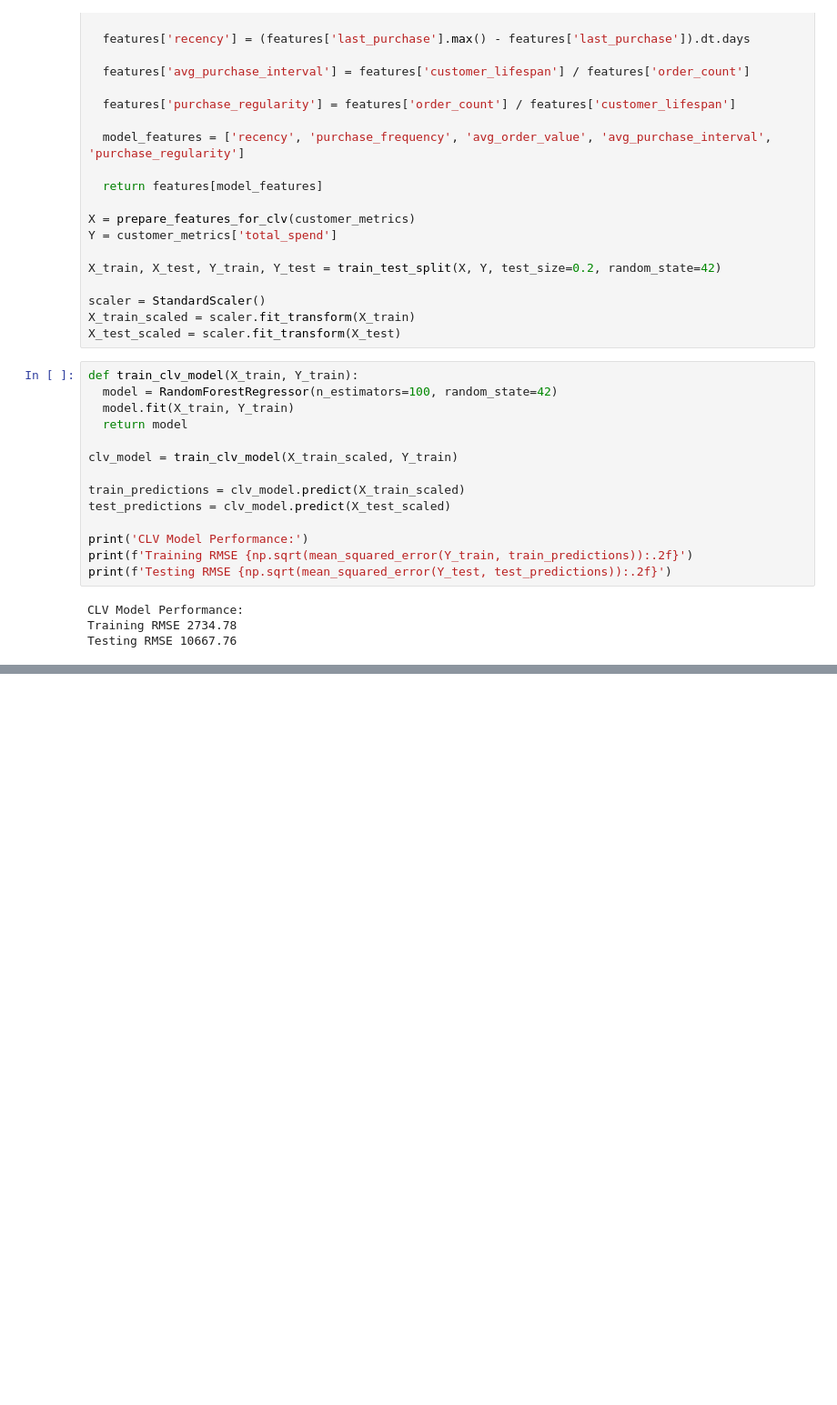
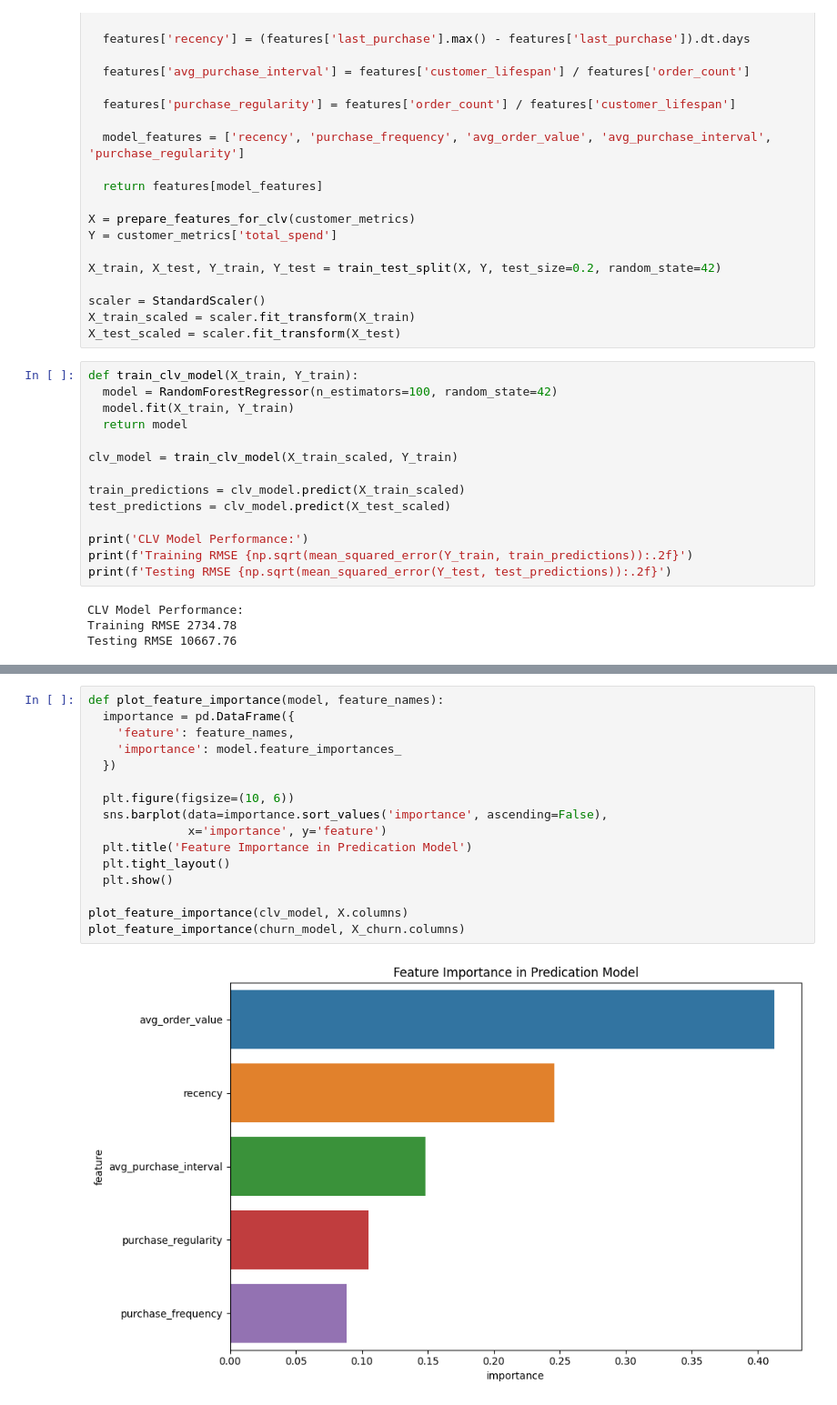
Before and after one commit to YashChowdhary34/multichannel-customer-journey-predictive-analysis, a Jupyter notebook: notebooks/predictive_models.ipynb, the cells around one changed output, grey strips where cells are left out. Shown: that part at 91% size. Saved outputs shown, nothing was run; the diff lists cells and outputs as text; blank space fills up the shorter version.

Commit message:
Implemented Models

```diff
--- a/notebooks/predictive_models.ipynb
+++ b/notebooks/predictive_models.ipynb
@@ -53,0 +98,18 @@ Testing RMSE 10667.76
+# %%
+def plot_feature_importance(model, feature_names):
+  importance = pd.DataFrame({
+    'feature': feature_names,
+    'importance': model.feature_importances_
+  })
+
+  plt.figure(figsize=(10, 6))
+  sns.barplot(data=importance.sort_values('importance', ascending=False),
+              x='importance', y='feature')
+  plt.title('Feature Importance in Predication Model')
+  plt.tight_layout()
+  plt.show()
+
+plot_feature_importance(clv_model, X.columns)
+plot_feature_importance(churn_model, X_churn.columns)
+# %% [output]
+[figure, added]
```
Also changed, not shown: parts of 3 cells of this notebook, 1 other file.
